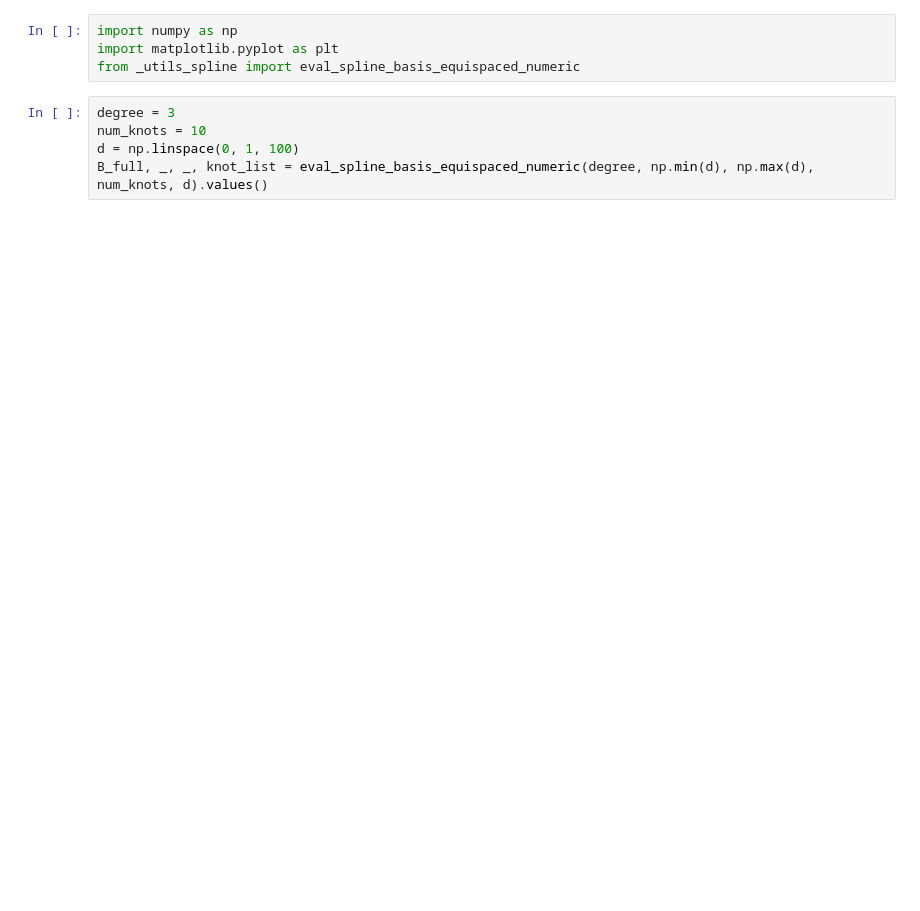
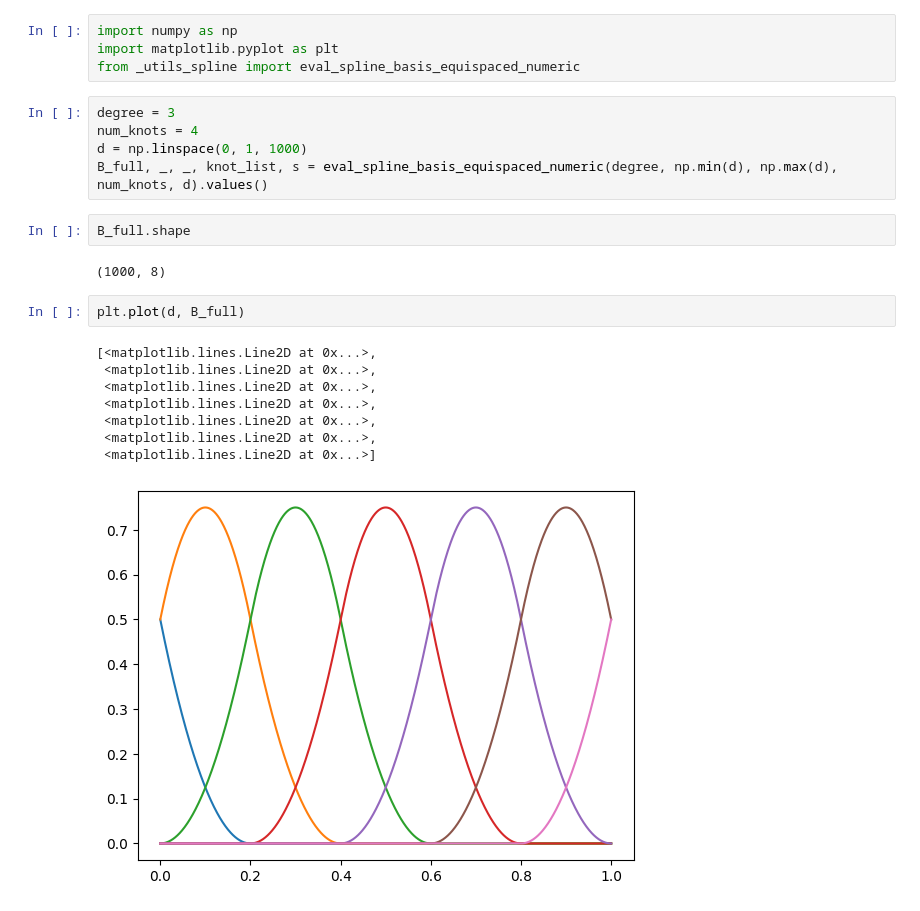
Before and after one commit to lr1021/p-splines, a Jupyter notebook: spectral_test.ipynb, the cells around one changed output. Drawn from its saved outputs; the diff is of its cells as text; blank space fills up the shorter version.

```diff
--- a/spectral_test.ipynb
+++ b/spectral_test.ipynb
@@ -4,6 +4,21 @@ import matplotlib.pyplot as plt
 from _utils_spline import eval_spline_basis_equispaced_numeric
 # %%
 degree = 3
-num_knots = 10
-d = np.linspace(0, 1, 100)
-B_full, _, _, knot_list = eval_spline_basis_equispaced_numeric(degree, np.min(d), np.max(d), num_knots, d).values()
+num_knots = 4
+d = np.linspace(0, 1, 1000)
+B_full, _, _, knot_list, s = eval_spline_basis_equispaced_numeric(degree, np.min(d), np.max(d), num_knots, d).values()
+# %%
+B_full.shape
+# %% [output]
+(1000, 8)
+# %%
+plt.plot(d, B_full)
+# %% [output]
+[<matplotlib.lines.Line2D at 0x...>,
+ <matplotlib.lines.Line2D at 0x...>,
+ <matplotlib.lines.Line2D at 0x...>,
+ <matplotlib.lines.Line2D at 0x...>,
+ <matplotlib.lines.Line2D at 0x...>,
+ <matplotlib.lines.Line2D at 0x...>,
+ <matplotlib.lines.Line2D at 0x...>]
+[figure, added]
```
Also changed, not shown: parts of 13 cells of this notebook, 2 other files.
